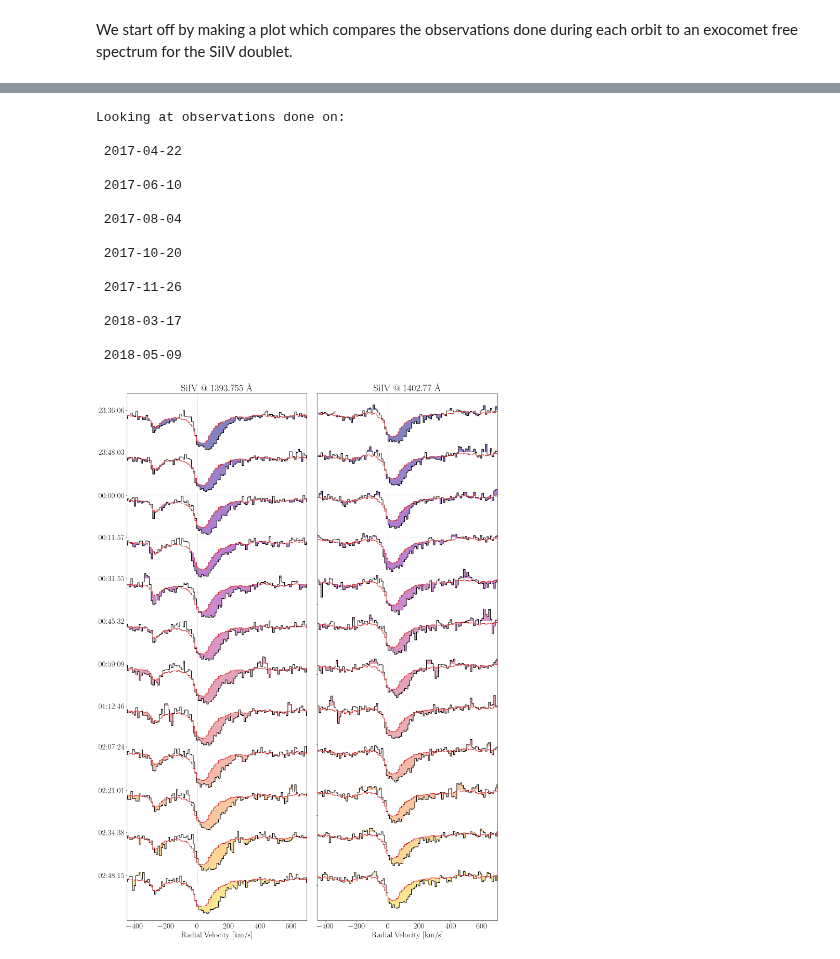
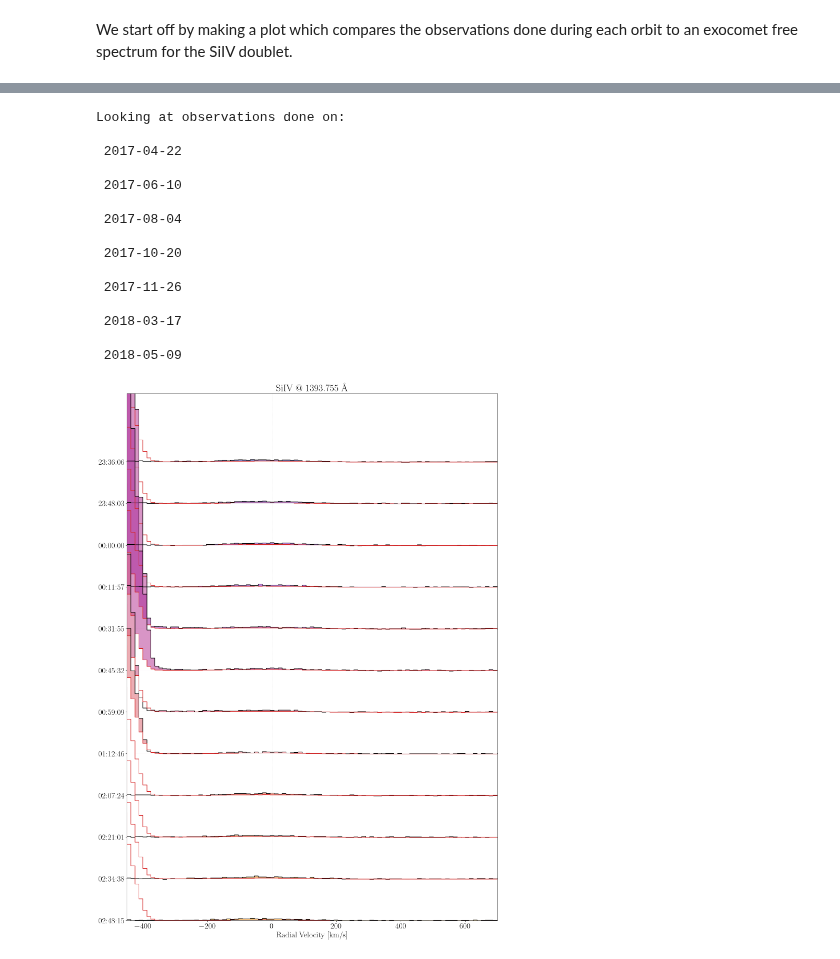
Before and after one commit to bdrdavies/exocomets, a Jupyter notebook: notebooks/short_term_variations.ipynb, the cells around one changed output, grey strips where cells are left out. Cells and saved outputs as stored; diff of their text form; code cells hidden in the pictures.

```diff
--- a/notebooks/short_term_variations.ipynb
+++ b/notebooks/short_term_variations.ipynb
@@ -103,7 +103,7 @@ plt.rcParams.update(plotting_params)
 # %%
 # Parameters to be put into params.json
 Line1 = 1393.7550 # The first SiIV line
-Line2 = 1402.7700 # The second SiIV line
+Line2 = 1218.5953 # The second SiIV line
 
 # Selecting a region for determening the baseline (normalsation region).
 n1 = 500  # km/s
@@ -143,7 +143,7 @@ if param["filenames"]["split_files"] == "yes":
 else:
     cool=cm.plasma(np.linspace(0.0,0.9,3)) # Create some nice colours for the plot
 
-lines = [1393.7550, 1402.7700]
+lines = [1218.5953]
 
 # Find the array element corresponding to n1 and n2 km/s
 s1, s2 = c.RegionSelect(rv, n1, n2)
@@ -170,10 +170,10 @@ for nobs in range(len(DP)):
 
     # Run a loop over the number of lines being explored.
     # In this case the 1393.7550 and 1402.7700 lines
-    for j in range(2):
+    for j in range(len(lines)):
 
         if j == 0:
-            ax1 = plt.subplot(121) # Subplot on the left showing the 1394 Å line.
+            ax1 = plt.subplot(111) # Subplot on the left showing the 1394 Å line.
             rv = c.Wave2RV(DP[0][0][0],lines[j],20.5)
             rv_bin_1, f_bin_1 = c.BinXY(rv,ECF,bin_size)
 
@@ -235,33 +235,33 @@ for nobs in range(len(DP)):
             plt.xlabel(r'Radial Velocity [km/s]')
 
             # We remove the tick labels from the right subplot
             ax2.set(yticklabels=[])
             ax2.set(ylabel=None)
 
             plt.xlabel(r'Radial Velocity [km/s]')
             plt.xlim(-450,700)
             if param["filenames"]["split_files"] == "yes":
                  plt.ylim(-3.25e-12,0.5e-12)
             else:
                  plt.ylim(-5.2e-13,0.4e-12)
     ax1.title.set_text('SiIV @ '+str(Line1)+' \AA')
-    ax2.title.set_text('SiIV @ '+str(Line2)+' \AA')
+    #ax2.title.set_text('SiIV @ '+str(Line2)+' \AA')
     fig.tight_layout()
-    plt.savefig(home+'/plots/comparison/'+date+'.pdf', bbox_inches='tight', pad_inches=0.1,dpi=300)
+    #plt.savefig(home+'/plots/comparison/'+date+'.pdf', bbox_inches='tight', pad_inches=0.1,dpi=300)
 # %% [output]
 Looking at observations done on:
 
  2017-04-22
 
  2017-06-10
 
  2017-08-04
 
  2017-10-20
 
  2017-11-26
 
  2018-03-17
 
  2018-05-09
-[figure, old version]
+[figure, new version]
```
Also changed, not shown: parts of 5 cells of this notebook, 5 other files.
